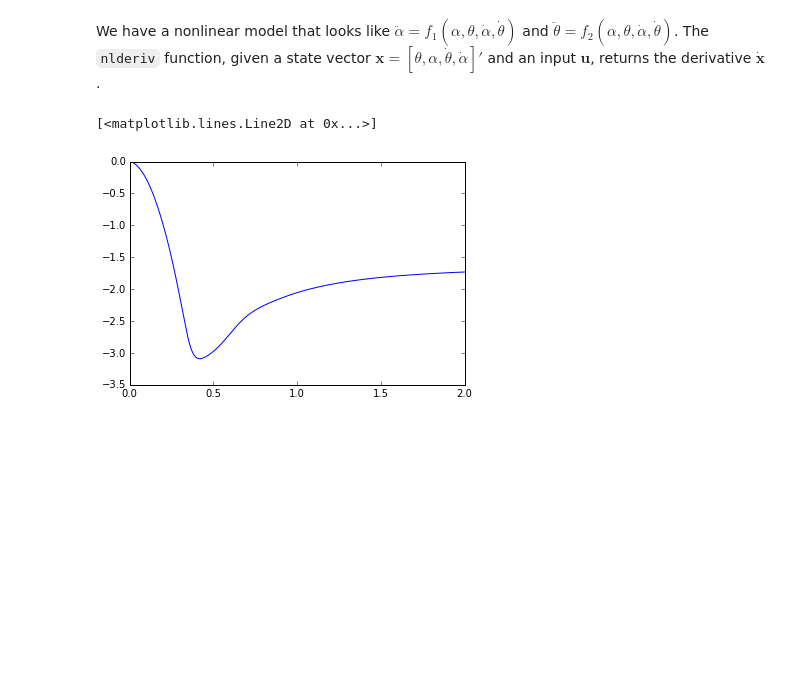
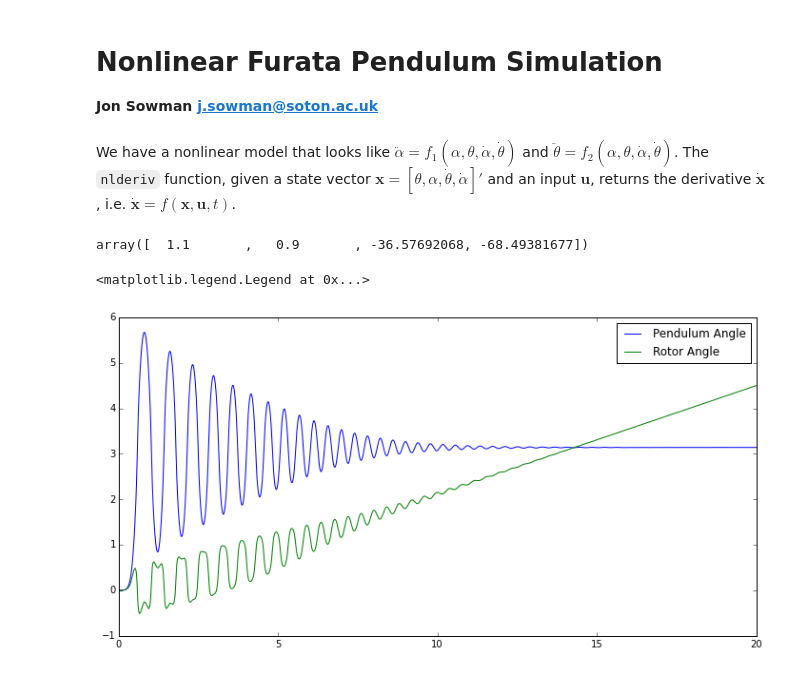
Before and after one commit to jonsowman/stepc, a Jupyter notebook: py/furata_nonlin.ipynb, the cells around one changed output. Cells and saved outputs as stored; diff of their text form; code cells hidden in the pictures; blank space fills up the shorter version.

Commit message:
Fixed the nonlinear furata model

```diff
--- a/py/furata_nonlin.ipynb
+++ b/py/furata_nonlin.ipynb
@@ -1,3 +1,7 @@
+# %% [markdown]
+# Nonlinear Furata Pendulum Simulation
+
+**Jon Sowman <j.sowman@soton.ac.uk>**
 # %%
 import numpy as np
 from scipy import integrate
@@ -9,7 +14,7 @@ Lp = 0.129
 Lr = 0.085
 Jp = 3.33e-5
 Jr = 5.72e-5
-Bp = 1e-3
+Bp = 0
 Br = 0.0
 kt = 0.042
 km = 0.042
@@ -19,7 +24,7 @@ g = 9.81
 # Total MoI
 Jt = Jp*mp*Lr*Lr + Jr*Jp + 0.25*Jr*mp*Lp*Lp
 # %% [markdown]
-We have a nonlinear model that looks like $\ddot{\alpha} = f_1(\alpha, \theta, \dot{\alpha}, \dot{\theta})$ and $\ddot{\theta} = f_2(\alpha, \theta, \dot{\alpha}, \dot{\theta})$. The `nlderiv` function, given a state vector $\mathbf{x} = [\theta, \alpha, \dot{\theta}, \dot{\alpha}]'$ and an input $\mathbf{u}$, returns the derivative $\dot{\mathbf{x}}$.
+We have a nonlinear model that looks like $\ddot{\alpha} = f_1(\alpha, \theta, \dot{\alpha}, \dot{\theta})$ and $\ddot{\theta} = f_2(\alpha, \theta, \dot{\alpha}, \dot{\theta})$. The `nlderiv` function, given a state vector $\mathbf{x} = [\theta, \alpha, \dot{\theta}, \dot{\alpha}]'$ and an input $\mathbf{u}$, returns the derivative $\dot{\mathbf{x}}$, i.e. $\mathbf{\dot{x}} = f(\mathbf{x}, \mathbf{u}, t)$.
 # %%
 def nlderiv(x, t, u):
     # Extract information from the state vector
@@ -34,8 +39,8 @@ def nlderiv(x, t, u):
     # Compute theta-dot-dot (tdotdot)
     num1 = Br*tdot \
             + (Lp*Lr*mp*adot**2*np.sin(a))/2 \
-            - (Lp*Lr*mp*np.cos(a)*((mp*np.cos(a)*np.sin(a)*Lp**2*tdot**2)/4 + (g*mp*np.sin(a)*Lp)/2 - Bp*adot))/2*((mp*Lp**2)/4 + Jp) \
-            + (Lp**2*adot*mp*tdot*np.cos(a)*np.sin(a))
+            - (Lp*Lr*mp*np.cos(a)*((mp*np.cos(a)*np.sin(a)*Lp**2*tdot**2)/4 + (g*mp*np.sin(a)*Lp)/2 - Bp*adot))/(2*((mp*Lp**2)/4 + Jp)) \
+            + (Lp**2*adot*mp*tdot*np.cos(a)*np.sin(a))/2
     den11 = (Lp**2*Lr**2*mp**2*(np.cos(a))**2) / ((mp*Lp**2 + 4*Jp)*((-mp*Lp**2*(np.cos(a))**2)/4 + (mp*Lp**2)/4 + mp*Lr**2 + Jr)) - 1
     den12 = (-mp*Lp**2*(np.cos(a))**2)/4 + (mp*Lp**2)/4 + mp*Lr**2 + Jr
 
@@ -45,13 +50,13 @@ def nlderiv(x, t, u):
     tauterm = 1/(den1t1 * den1t2)
 
     # Final
-    tdotdot = num1/(den11*den12) - tauterm * u
+    tdotdot = num1/(den11*den12) - (tauterm * u)
 
     # Compute alpha-dot-dot
     num2 = Bp * adot \
             - (Lp*g*mp*np.sin(a))/2 \
             - (Lp**2*mp*tdot**2*np.cos(a)*np.sin(a))/4 \
-            + (Lp*Lr*mp*np.cos(a)*(mp*tdot*np.cos(a)*np.sin(a)*Lp**2*adot/2 + Lr*mp*np.sin(a)*Lp*adot**2/2 + Br*tdot))/(2*((-mp*Lp**2*(np.cos(a))**2)/4 + (mp*Lp**2)/4 + mp*Lr**2 + Jr))
+            + (Lp*Lr*mp*np.cos(a)*((mp*tdot*np.cos(a)*np.sin(a)*Lp**2*adot)/2 + (Lr*mp*np.sin(a)*Lp*adot**2)/2 + Br*tdot))/(2*((-mp*Lp**2*(np.cos(a))**2)/4 + (mp*Lp**2)/4 + mp*Lr**2 + Jr))
     den21 = (Lp**2*Lr**2*mp**2*(np.cos(a))**2)/(4*((mp*Lp**2)/4 + Jp)*((-mp*Lp**2*(np.cos(a))**2)/4 + (mp*Lp**2)/4 + mp*Lr**2 + Jr)) - 1
 
     # Torque term
@@ -60,26 +65,36 @@ def nlderiv(x, t, u):
     den2t3 = (-mp*Lp**2*(np.cos(a))**2)/4 + (mp*Lp**2)/4 + mp*Lr**2 + Jr
 
     # Final
-    adotdot = num2/(den21 * ((mp*Lr**2)/4 + Jp)) - ((Lp*Lr*mp*np.cos(a))/(2*den2t1*den2t2*den2t3))*u
+    adotdot = num2/(den21 * ((mp*Lp**2)/4 + Jp)) - ((Lp*Lr*mp*np.cos(a))/(2*den2t1*den2t2*den2t3))*u
 
     # Return xdot
     return np.array([tdot, adot, tdotdot, adotdot])
+
+# Verify
+nlderiv(np.array([0.5, -0.3, 1.1, 0.9]), 0, np.array([0.0]))
+# %% [output]
+array([  1.1       ,   0.9       , -36.57692068, -68.49381677])
 # %%
 x = np.array([0.0, 0.0, 0.0, 0.0])
 
 # Input
-u = -2
+u = 0.01
 
 # Simulation end time in seconds
-Tend = 2
+Tend = 20
 
 x = np.float64(x) # force data type
 u = np.float64(u)
 Tend = np.float64(Tend)
 t = np.linspace(0, Tend, 1e4)
 
+# Solve
 y = integrate.odeint(nlderiv, x, t, args=(u,))
-plot(t, y[:,1])
+
+# Plot
+fig = plt.figure(figsize=(12,6), dpi=100)
+plot(t, y[:,1], t, y[:,0])
+legend(['Pendulum Angle', 'Rotor Angle'])
 # %% [output]
-[<matplotlib.lines.Line2D at 0x...>]
+<matplotlib.legend.Legend at 0x...>
-[figure, old version]
+[figure, new version]
```
Also changed, not shown: parts of 1 cell of this notebook.
